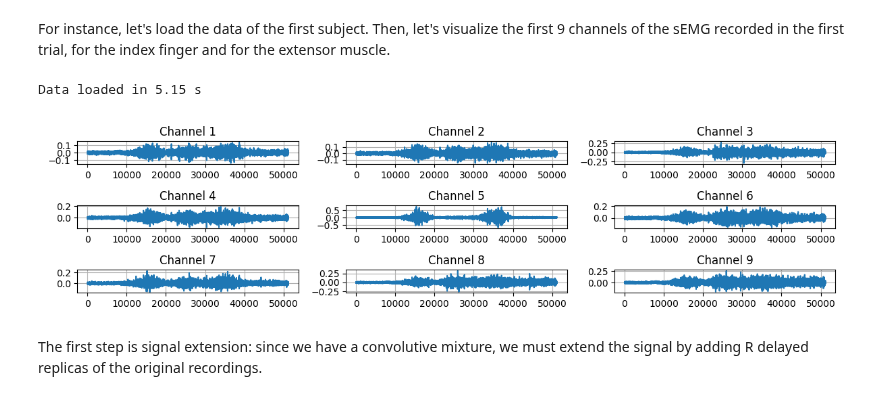
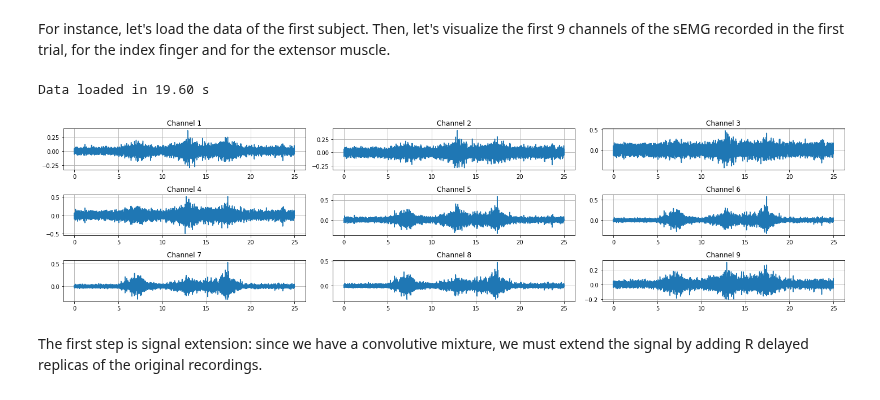
Before and after one commit to nihil21/semg-bss, a Jupyter notebook: Decomposition of sEMG signals.ipynb, the cells around one changed output. Drawn from its saved outputs; the diff is of its cells as text; code cells hidden in the pictures.

```diff
--- a/Decomposition of sEMG signals.ipynb
+++ b/Decomposition of sEMG signals.ipynb
@@ -73,19 +72,15 @@ For instance, let's load the data of the first subject. Then, let's visualize th
 # %%
 sub_emg = hyser.load_1dof(DATA_DIR, subject=1, session=1, verbose=True)
 
-finger = 2
+finger = 1
 trial = 1
 muscle = 1
 emg = sub_emg[finger][trial][128 * (muscle - 1):128 * muscle]  # load record for given finger, sample and muscle
 
-hyser.plot_signals(
-    emg[RNG.choice(emg.shape[0], 9, replace=False)],
-    n_cols=3,
-    fig_size=(12, 3)
-)
+hyser.plot_signal(emg[:9], FS_EMG, n_cols=3, fig_size=(20, 5))
 # %% [output]
-Data loaded in 5.15 s
+Data loaded in 19.60 s
-[figure, old version]
+[figure, new version]
 # %% [markdown]
 The first step is signal extension: since we have a convolutive mixture, we must extend the signal by adding R delayed replicas of the original recordings.
 # %%
```
Also changed, not shown: parts of 18 cells of this notebook, 13 other files.
